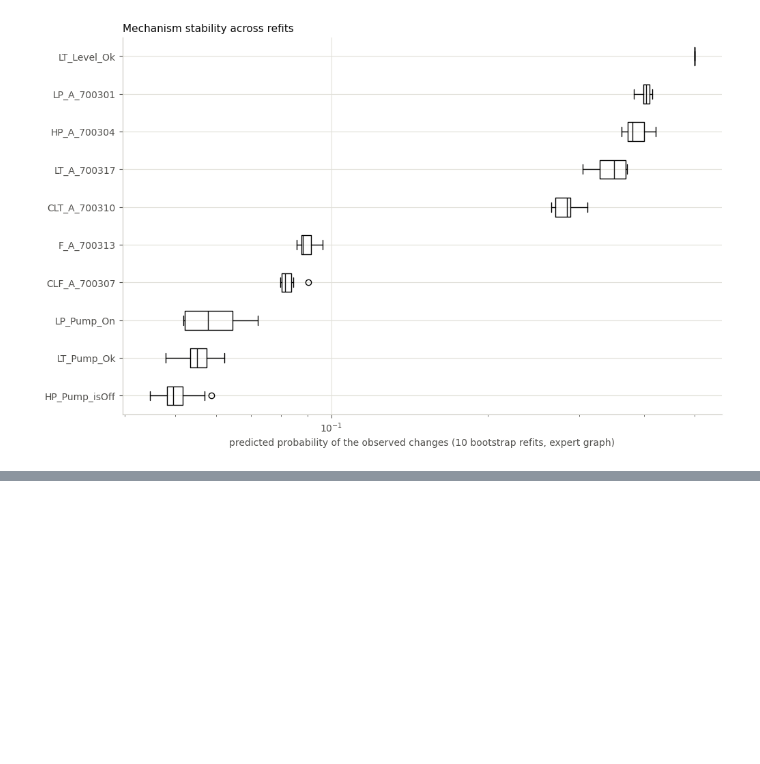
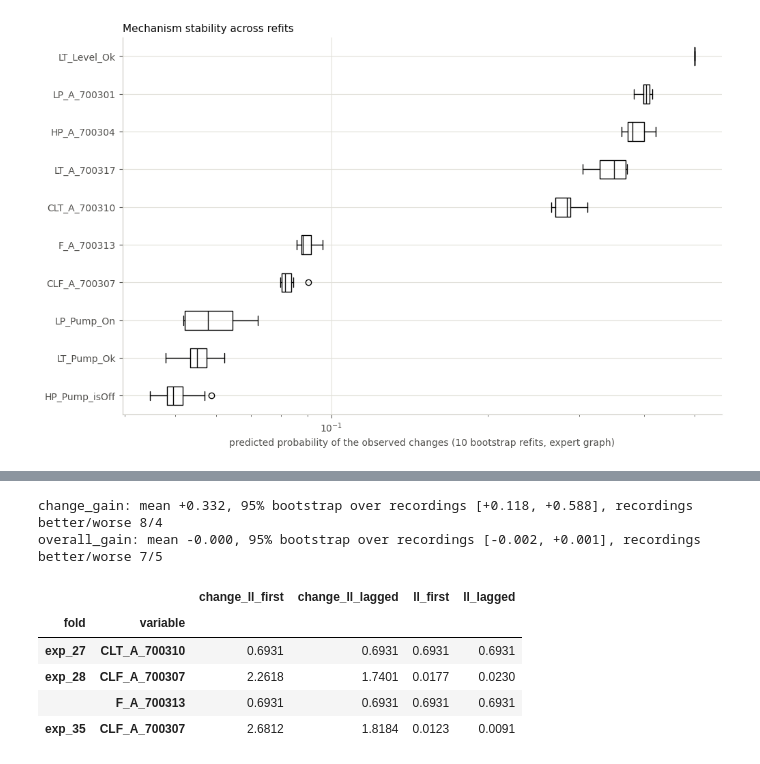
Before and after one commit to shweta-dataverse/causalAI-failure-prevention, a Jupyter notebook: notebooks/05_SCM_Fitting.ipynb, the cells around one changed output, grey strips where cells are left out. Saved outputs shown, nothing was run; the diff lists cells and outputs as text; code cells hidden in the pictures; blank space fills up the shorter version.

```diff
--- a/notebooks/05_SCM_Fitting.ipynb
+++ b/notebooks/05_SCM_Fitting.ipynb
@@ -398 +514,29 @@ plt.show()
+# %%
+# per recording and fold: change-row log loss, first-order minus lag-aware (> 0 = lags better), for the evaluable alarm
+per_rec = []
+for (fold, rid, v), d in paired[paired.variable.isin(changed)].groupby(['fold', 'recording_id', 'variable']):
+    s_first, s_lag = scores(d, 'p_first'), scores(d, 'p_lagged')
+    if s_first.changes:
+        per_rec.append({'fold': fold, 'recording_id': rid, 'variable': v, 'changes': int(s_first.changes),
+                        'change_ll_first': s_first.change_log_loss, 'change_ll_lagged': s_lag.change_log_loss,
+                        'll_first': s_first.log_loss, 'll_lagged': s_lag.log_loss})
+per_rec = pd.DataFrame(per_rec)
+per_rec['change_gain'] = per_rec.change_ll_first - per_rec.change_ll_lagged
+per_rec['overall_gain'] = per_rec.ll_first - per_rec.ll_lagged
+ev.save_table(per_rec, f'05_{SUBSYSTEM}_lag_fit_per_recording')
+boot = np.random.default_rng(SEED)
+for col in ['change_gain', 'overall_gain']:
+    means = [boot.choice(per_rec[col].to_numpy(), len(per_rec)).mean() for _ in range(5000)]
+    print(f'{col}: mean {per_rec[col].mean():+.3f}, 95% bootstrap over recordings [{np.quantile(means, 0.025):+.3f}, '
+          f'{np.quantile(means, 0.975):+.3f}], recordings better/worse {int((per_rec[col] > 0).sum())}/{int((per_rec[col] < 0).sum())}')
+per_rec.groupby(['fold', 'variable'])[['change_ll_first', 'change_ll_lagged', 'll_first', 'll_lagged']].mean().round(4)
+# %% [output]
+change_gain: mean +0.332, 95% bootstrap over recordings [+0.118, +0.588], recordings better/worse 8/4
+overall_gain: mean -0.000, 95% bootstrap over recordings [-0.002, +0.001], recordings better/worse 7/5
+|  |  | change_ll_first | change_ll_lagged | ll_first | ll_lagged |
+| fold | variable |  |  |  |  |
+| exp_27 | CLT_A_700310 | 0.6931 | 0.6931 | 0.6931 | 0.6931 |
+| exp_28 | CLF_A_700307 | 2.2618 | 1.7401 | 0.0177 | 0.0230 |
+|  | F_A_700313 | 0.6931 | 0.6931 | 0.6931 | 0.6931 |
+| exp_35 | CLF_A_700307 | 2.6812 | 1.8184 | 0.0123 | 0.0091 |
 # %% [markdown]
```
Also changed, not shown: parts of 5 cells of this notebook, 47 other files.
